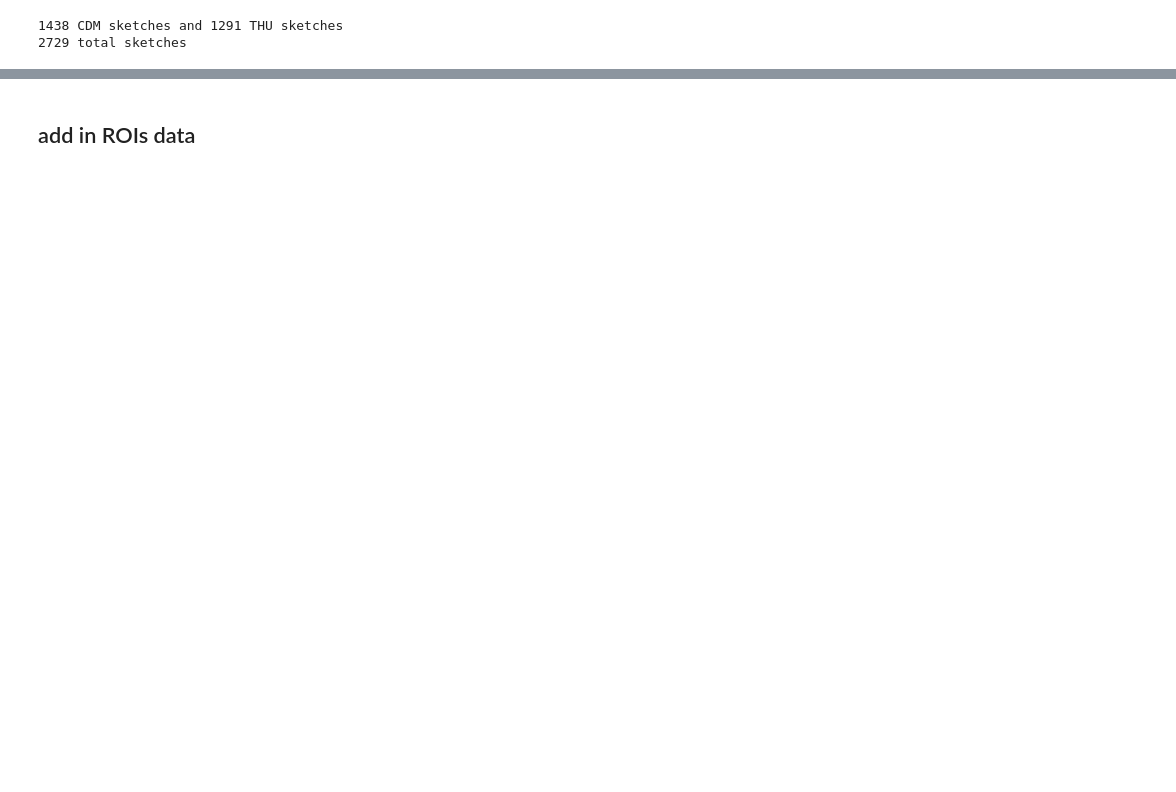
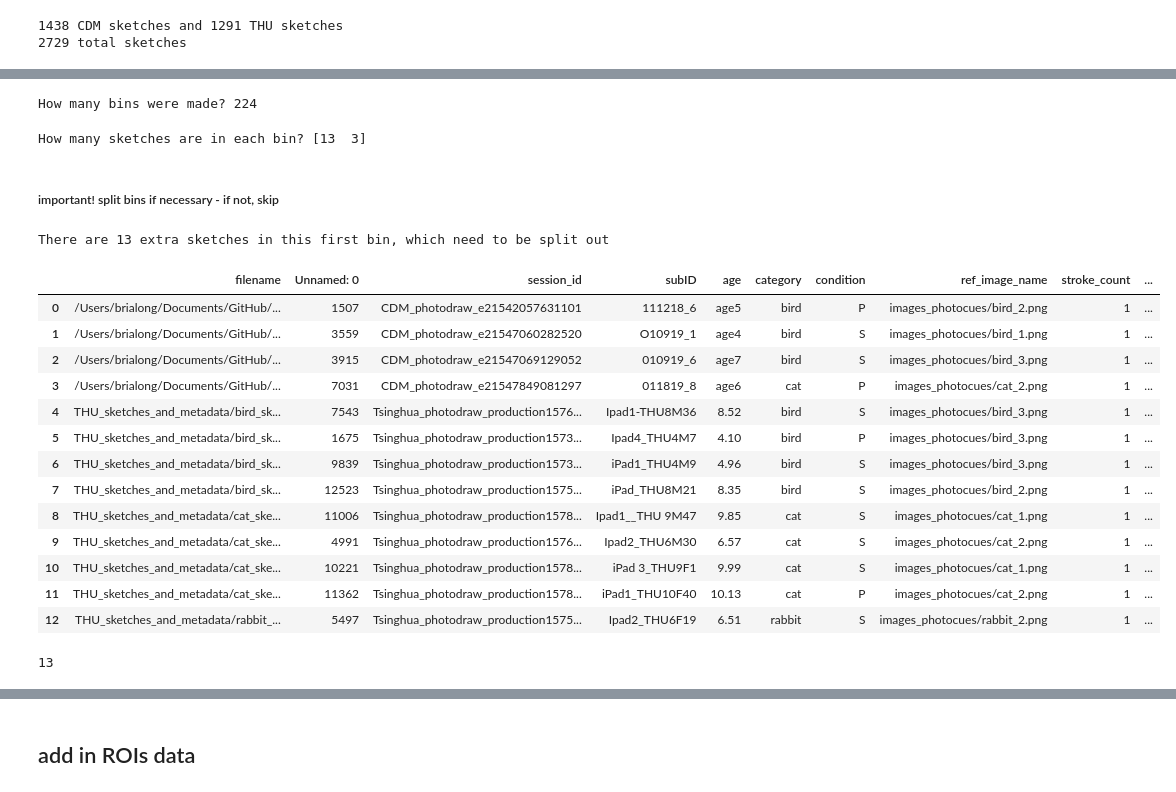
Before and after one commit to brialorelle/xculture-draw, a Jupyter notebook: experiments/part_annotations/stimuli/devphotodraw_annotations_upload_stims_to_MongoDB.ipynb, the cells around one changed output, grey strips where cells are left out. Drawn from its saved outputs; the diff is of its cells as text; code cells hidden in the pictures; blank space fills up the shorter version.

Commit message:
latest counterbalanced sketches

```diff
--- a/experiments/part_annotations/stimuli/devphotodraw_annotations_upload_stims_to_MongoDB.ipynb
+++ b/experiments/part_annotations/stimuli/devphotodraw_annotations_upload_stims_to_MongoDB.ipynb
@@ -72,5 +64,8 @@ assert data_test.loc[data_test['location'] == 'CDM']['filename'].nunique() + dat
 # %% [output]
 1438 CDM sketches and 1291 THU sketches
 2729 total sketches
+# %%
+## first look at things at the sketch-level
+df = data_test.groupby('filename').first().reset_index()
 # %%
 ## how many of each category?
@@ -96,0 +133,65 @@ Name: category, dtype: int64
+# %%
+## define array params
+subgroups = G['category'].unique()
+l = len(subgroups)
+m = min((G.groupby(['category']).size()))
+
+## generate empty array
+arr = np.zeros((m, l))
+
+
+# ## define array params
+# subgroups = G['location'].unique()
+# l = len(subgroups)
+# m = min((G.groupby(['location']).size()))
+
+# ## generate empty array
+# arr = np.zeros((m, l))
+# %%
+# shuffle sketches and put into array
+for i, subgroup in enumerate(subgroups):
+    perm = np.random.permutation(G.index[G['category'] == subgroup])
+    arr[:, i] = perm[:m]
+
+# name generated bins
+G["bin"] = 0
+
+for i in range(m):
+    G.loc[arr[i,:], "bin"] = i
+# %%
+print('How many bins were made? {}'.format(G['bin'].nunique()))
+# %% [output]
+How many bins were made? 224
+# %%
+## how many sketches per bin?
+checker = []
+for i, bins in G.groupby('bin'):
+    c = bins['filename'].nunique()
+    checker.append(c)
+
+C = pd.DataFrame(checker, columns=['numSketch'])
+print('How many sketches are in each bin? {}'.format(C['numSketch'].unique()))
+# %% [output]
+How many sketches are in each bin? [13  3]
+# %% [markdown]
+##### important! split bins if necessary - if not, skip
+# %%
+## visually check the first bin
+print('There are {} extra sketches in this first bin, which need to be split out'.format(len(G.loc[G['bin'] == 0])))
+G.loc[G['bin'] == 0].reset_index(drop=True)
+# %% [output]
+There are 13 extra sketches in this first bin, which need to be split out
+|  | filename | Unnamed: 0 | session_id | subID | age | category | condition | ref_image_name | stroke_count | ... |
+| 0 | /Users/brialong/Documents/GitHub/... | 1507 | CDM_photodraw_e21542057631101 | 111218_6 | age5 | bird | P | images_photocues/bird_2.png | 1 | ... |
+| 1 | /Users/brialong/Documents/GitHub/... | 3559 | CDM_photodraw_e21547060282520 | O10919_1 | age4 | bird | S | images_photocues/bird_1.png | 1 | ... |
+| 2 | /Users/brialong/Documents/GitHub/... | 3915 | CDM_photodraw_e21547069129052 | 010919_6 | age7 | bird | S | images_photocues/bird_3.png | 1 | ... |
+| 3 | /Users/brialong/Documents/GitHub/... | 7031 | CDM_photodraw_e21547849081297 | 011819_8 | age6 | cat | P | images_photocues/cat_2.png | 1 | ... |
+| 4 | THU_sketches_and_metadata/bird_sk... | 7543 | Tsinghua_photodraw_production1576... | Ipad1-THU8M36 | 8.52 | bird | S | images_photocues/bird_3.png | 1 | ... |
+| 5 | THU_sketches_and_metadata/bird_sk... | 1675 | Tsinghua_photodraw_production1573... | Ipad4_THU4M7 | 4.10 | bird | P | images_photocues/bird_3.png | 1 | ... |
+| 6 | THU_sketches_and_metadata/bird_sk... | 9839 | Tsinghua_photodraw_production1573... | iPad1_THU4M9 | 4.96 | bird | S | images_photocues/bird_3.png | 1 | ... |
+| 7 | THU_sketches_and_metadata/bird_sk... | 12523 | Tsinghua_photodraw_production1575... | iPad_THU8M21 | 8.35 | bird | S | images_photocues/bird_2.png | 1 | ... |
+| 8 | THU_sketches_and_metadata/cat_ske... | 11006 | Tsinghua_photodraw_production1578... | Ipad1__THU 9M47 | 9.85 | cat | S | images_photocues/cat_1.png | 1 | ... |
+| 9 | THU_sketches_and_metadata/cat_ske... | 4991 | Tsinghua_photodraw_production1576... | Ipad2_THU6M30 | 6.57 | cat | S | images_photocues/cat_2.png | 1 | ... |
+| 10 | THU_sketches_and_metadata/cat_ske... | 10221 | Tsinghua_photodraw_production1578... | iPad 3_THU9F1 | 9.99 | cat | S | images_photocues/cat_1.png | 1 | ... |
+| 11 | THU_sketches_and_metadata/cat_ske... | 11362 | Tsinghua_photodraw_production1578... | iPad1_THU10F40 | 10.13 | cat | P | images_photocues/cat_2.png | 1 | ... |
+| 12 | THU_sketches_and_metadata/rabbit_... | 5497 | Tsinghua_photodraw_production1575... | Ipad2_THU6F19 | 6.51 | rabbit | S | images_photocues/rabbit_2.png | 1 | ... |
@@ -96,0 +201,6 @@ Name: category, dtype: int64
+# %%
+## need to split the first bin that has too many sketches
+need_split = G.loc[G['bin'] == 0]
+need_split['filename'].nunique()
+# %% [output]
+13
```
Also changed, not shown: parts of 43 cells of this notebook, 1 other file.
